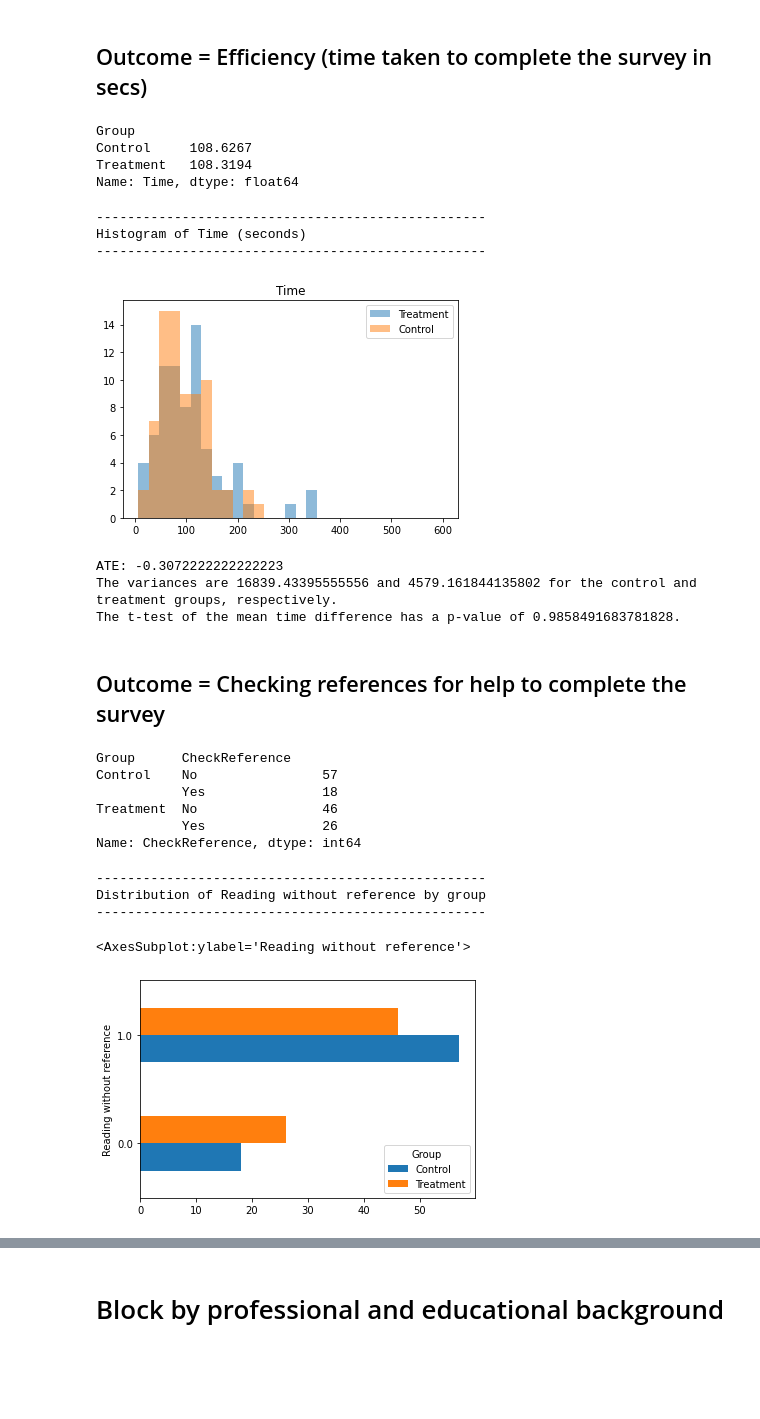
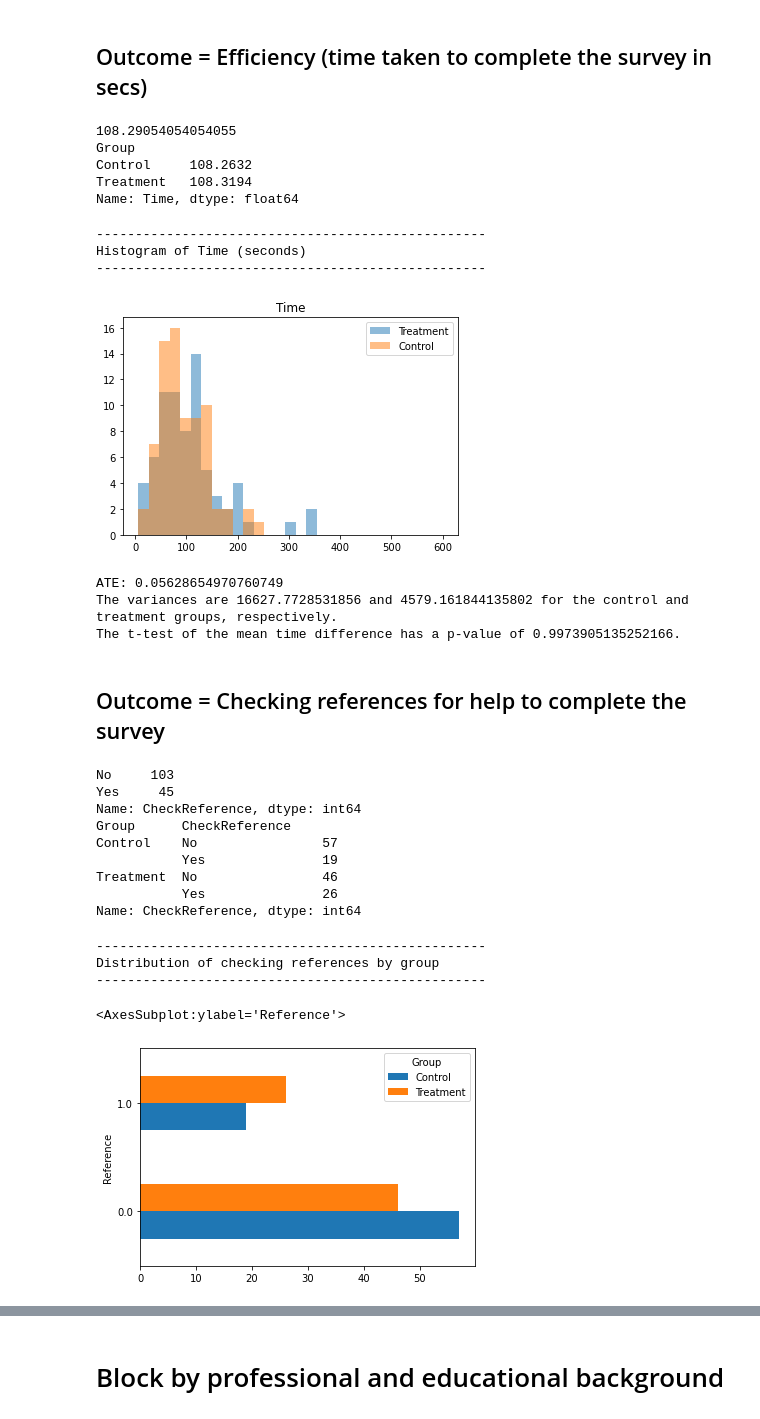
Before and after one commit to victorchenberkeley/w241_finalproject, a Jupyter notebook: w241_final_analysis.ipynb, the cells around one changed output, grey strips where cells are left out. Cells and saved outputs as stored; diff of their text form; code cells hidden in the pictures; blank space fills up the shorter version.

```diff
--- a/w241_final_analysis.ipynb
+++ b/w241_final_analysis.ipynb
@@ -77,13 +109,15 @@ cov = ['Education', 'Professional','In401k', 'Investment', 'DataScience']
 # %%
 print(df.groupby('Group')[cov[0]].value_counts())
 df['education_score'] = 0
-df.loc[df['Education']=='Undergraduate','education_score'] = 0
-df.loc[df['Education']=="Master's",'education_score'] = 1
-df.loc[df['Education']=="> Master's",'education_score'] = 1
+df.loc[df['Education']=='Undergraduate','education_score'] = 1
+df.loc[df['Education']=="Master's",'education_score'] = 2
+df.loc[df['Education']=="> Master's",'education_score'] = 3
 X1 = df[df['Group']=='Treatment']['education_score']
 X0 = df[df['Group']=='Control']['education_score']
 print("Difference in education score:", X1.mean() - X0.mean())
 print("The variances are {} and {} for the control and treatment groups, respectively.".format(np.var(X0), np.var(X1)))
 print("The t-test of the mean education difference has a p-value of {}.".format(stats.ttest_ind(X1, X0, equal_var=True)[1]))
+
+df.groupby('Group')['Education'].value_counts().unstack(0).plot.barh(color=colors)
 # %% [output]
 Group      Education
@@ -101,0 +138,12 @@ The t-test of the mean education difference has a p-value of 0.05870910765961280
+# %%
+print(df.groupby('Group')[cov[-1]].value_counts())
+df['study_area_relevance'] = 0
+df.loc[df['StudyArea'].str.contains('Business', na=True),'study_area_relevance'] = 1
+df.loc[df['StudyArea'].str.contains('Data', na=True),'study_area_relevance'] = 1
+X1 = df[df['Group']=='Treatment']['study_area_relevance']
+X0 = df[df['Group']=='Control']['study_area_relevance']
+print("Difference in study area score:", X1.mean() - X0.mean())
+print("The variances are {} and {} for the control and treatment groups, respectively.".format(np.var(X0), np.var(X1)))
+print("The t-test of the mean study area score difference has a p-value of {}.".format(stats.ttest_ind(X1, X0, equal_var=True)[1]))
+
+df.groupby('Group')['StudyArea'].value_counts().unstack(0).plot.barh(color=colors)
@@ -247,10 +403,13 @@ The t-test of the mean outcome difference has a p-value of 0.027544900175178758.
 # %% [markdown]
 ## Outcome = Efficiency (time taken to complete the survey in secs)
 # %%
-df.groupby('Group')['Time'].mean()
+print(df['Time'].mean())
+
+print(df.groupby('Group')['Time'].mean())
 # %% [output]
+108.29054054054055
 Group
-Control     108.6267
+Control     108.2632
 Treatment   108.3194
 Name: Time, dtype: float64
 # %%
@@ -268,7 +427,7 @@ pyplot.close()
 --------------------------------------------------
 Histogram of Time (seconds)
 --------------------------------------------------
-[figure, old version]
+[figure, new version]
 # %%
 Y1 = df[df['Group']=='Treatment']['Time']
 Y0 = df[df['Group']=='Control']['Time']
@@ -277,34 +436,39 @@ print("ATE:", Y1.mean() - Y0.mean())
 print("The variances are {} and {} for the control and treatment groups, respectively.".format(np.var(Y0), np.var(Y1)))
 print("The t-test of the mean time difference has a p-value of {}.".format(stats.ttest_ind(Y1, Y0, equal_var=True)[1]))
 # %% [output]
-ATE: -0.3072222222222223
-The variances are 16839.43395555556 and 4579.161844135802 for the control and treatment groups, respectively.
-The t-test of the mean time difference has a p-value of 0.9858491683781828.
+ATE: 0.05628654970760749
+The variances are 16627.7728531856 and 4579.161844135802 for the control and treatment groups, respectively.
+The t-test of the mean time difference has a p-value of 0.9973905135252166.
 # %% [markdown]
 ## Outcome = Checking references for help to complete the survey
 # %%
-df.groupby(['Group'])['CheckReference'].value_counts()
+print(df['CheckReference'].value_counts())
+
+print(df.groupby(['Group'])['CheckReference'].value_counts())
 # %% [output]
+No     103
+Yes     45
+Name: CheckReference, dtype: int64
 Group      CheckReference
 Control    No                57
-           Yes               18
+           Yes               19
 Treatment  No                46
            Yes               26
 Name: CheckReference, dtype: int64
 # %%
-df['Reading without reference'] = None
-df.loc[(df['CheckReference']=='No'), 'Reading without reference'] = 1
-df.loc[df['Reading without reference'].isnull(), 'Reading without reference'] = 0
-df['Reading without reference'] = df['Reading without reference'].astype(float)
+df['Reference'] = None
+df.loc[(df['CheckReference']=='No'), 'Reference'] = 0
+df.loc[df['Reference'].isnull(), 'Reference'] = 1
+df['Reference'] = df['Reference'].astype(float)
 
 print("-" * 50)
-print("Distribution of Reading without reference by group")
+print("Distribution of checking references by group")
 print("-" * 50)
-df.groupby('Group')['Reading without reference'].value_counts().unstack(0).plot.barh(color=colors)
+df.groupby('Group')['Reference'].value_counts().unstack(0).plot.barh(color=colors)
 # %% [output]
 --------------------------------------------------
-Distribution of Reading without reference by group
+Distribution of checking references by group
 --------------------------------------------------
-<AxesSubplot:ylabel='Reading without reference'>
+<AxesSubplot:ylabel='Reference'>
-[figure, old version]
+[figure, new version]
 # %%
```
Also changed, not shown: parts of 31 cells of this notebook, 3 other files.
